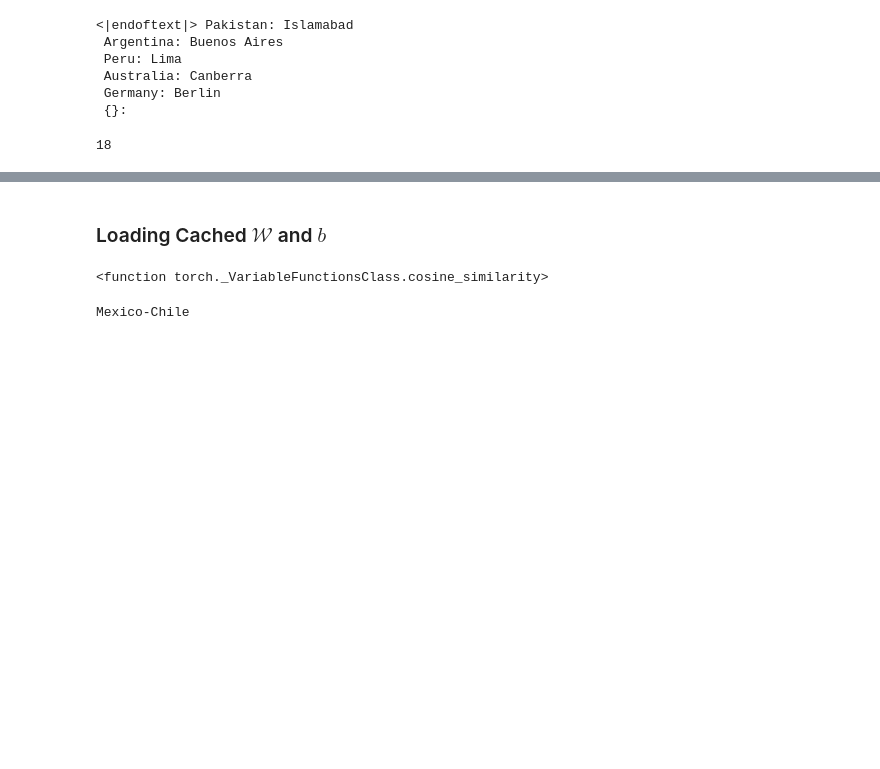
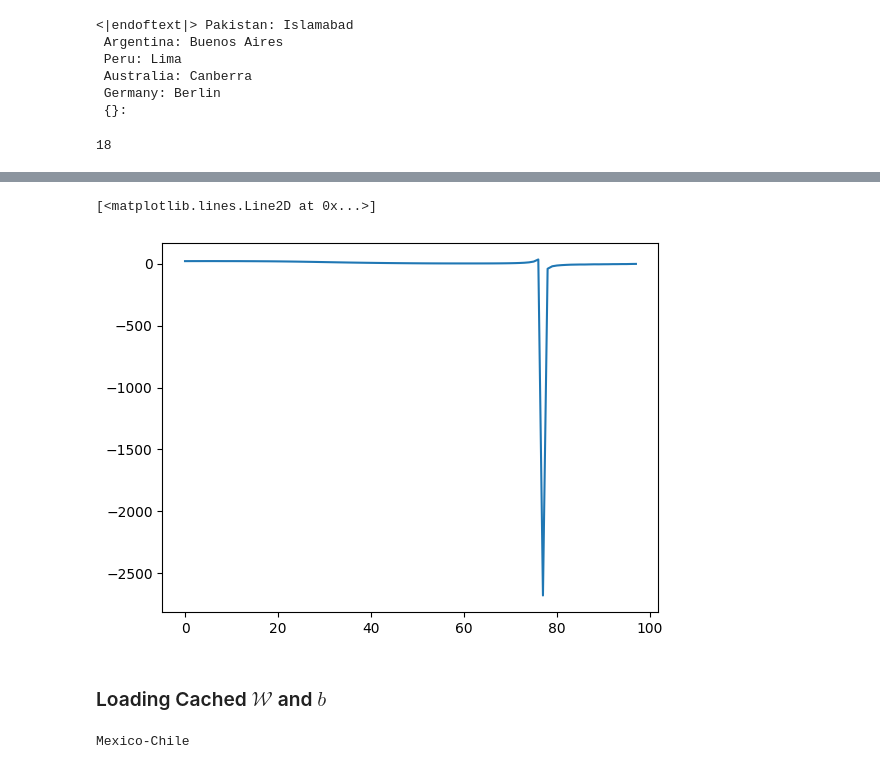
Before and after one commit to evandez/relations, a Jupyter notebook: notebooks/interpolation_experiment.ipynb, the cells around one changed output, grey strips where cells are left out. Drawn from its saved outputs; the diff is of its cells as text; code cells hidden in the pictures; blank space fills up the shorter version.

Commit message:
[WIP] Line-integral experiment

```diff
--- a/notebooks/interpolation_experiment.ipynb
+++ b/notebooks/interpolation_experiment.ipynb
@@ -75,7 +72,7 @@ len(test.samples)
  {}:
 18
 # %%
-s1, s2 = "Mexico", "Chile"
+s1, s2 = "France", "Italy"
 
 functional.predict_next_token(
     mt = mt,
@@ -130,0 +199,9 @@ z1, z2 = [hs_and_zs.z_by_subj[s] for s in [s1, s2]]
+# %%
+from src.operators import JacobianIclMeanEstimator
+
+estimator = JacobianIclMeanEstimator(mt = mt, h_layer=h_layer)
+train, test = relation.split(train_size=5)
+operator = estimator(train)
+# %%
+W = operator.weight.float()
+W.norm()
@@ -130,0 +210,26 @@ z1, z2 = [hs_and_zs.z_by_subj[s] for s in [s1, s2]]
+# %%
+ratio_info = []
+
+h_dest = H_means[-1]
+z_dest = Z_means[-1]
+for idx in range(interpolation_steps):
+    h_from = H_means[idx]
+    z_from = Z_means[idx]
+    u = (h_dest - h_from)
+    u /= u.norm()
+    v = (z_dest - z_from)
+    v /= v.norm()
+
+    W = J_means[idx]
+    denominator = u.T @ W @ (v * (h_dest - h_from).norm())
+
+    nominator = 0
+    # ds = (h_dest - h_from)/(interpolation_steps - idx)
+    for jdx in range(idx+1, interpolation_steps-1):
+        dF = J_means[jdx]
+        nominator += u.T @ dF @ (H_means[jdx+1] - H_means[jdx])
+
+    print(f"{idx} ==>{nominator.item()} / {denominator.item()}")
+
+    ratio = nominator / denominator
+    ratio_info.append(ratio.item())
@@ -131,9 +255,11 @@ z1, z2 = [hs_and_zs.z_by_subj[s] for s in [s1, s2]]
+# %%
+plt.plot(ratio_info)
+# plt.ylim(-5, 500)
+# %% [output]
+[<matplotlib.lines.Line2D at 0x...>]
+[figure, added]
 # %% [markdown]
 ### Loading Cached $\mathcal{W}$ and $b$
-# %%
-torch.cosine_similarity
-# %% [output]
-<function torch._VariableFunctionsClass.cosine_similarity>
 # %%
 path = "../results/interpolation/country capital city/"
 W_norms = []
```
Also changed, not shown: parts of 11 cells of this notebook, 48 other files.
